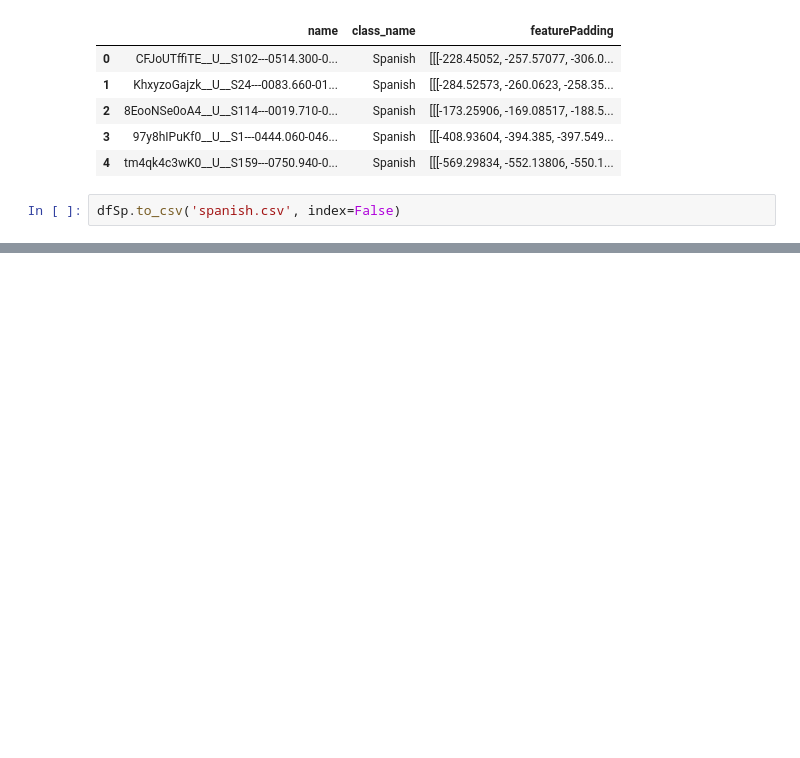
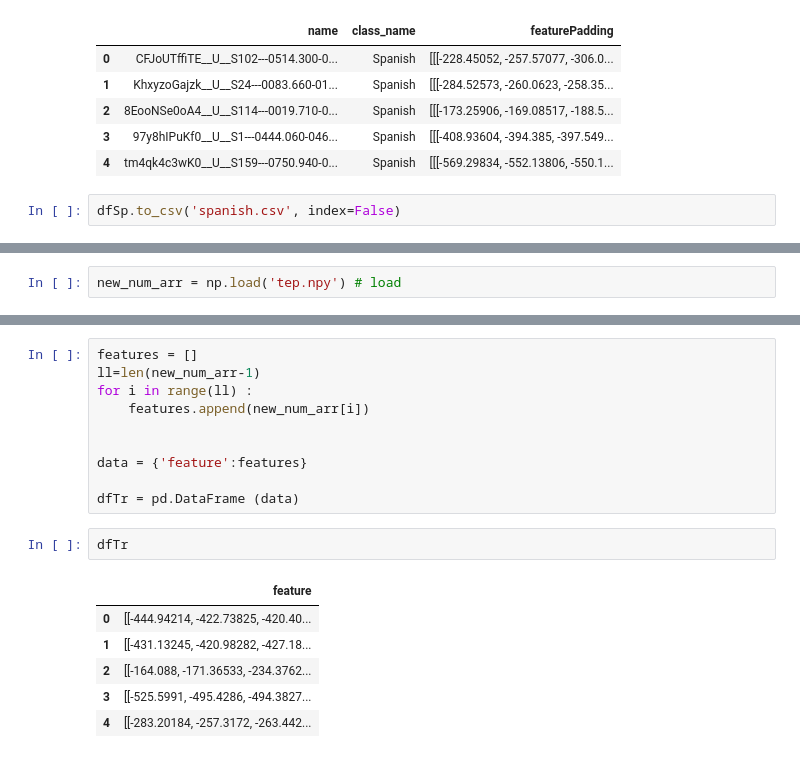
Before and after one commit to GhadahMajid/Bootcamp-Final-Project-Spoken-Language-Identification, a Jupyter notebook: Preprocessing.ipynb, the cells around one changed output, grey strips where cells are left out. Saved outputs shown, nothing was run; the diff lists cells and outputs as text; blank space fills up the shorter version.

```diff
--- a/Preprocessing.ipynb
+++ b/Preprocessing.ipynb
@@ -602,0 +695,2 @@ dfSp.to_csv('spanish.csv', index=False)
+# %%
+new_num_arr = np.load('tep.npy') # load
@@ -602,0 +701,19 @@ dfSp.to_csv('spanish.csv', index=False)
+# %%
+features = []
+ll=len(new_num_arr-1)
+for i in range(ll) :
+    features.append(new_num_arr[i])
+
+
+data = {'feature':features}
+
+dfTr = pd.DataFrame (data)
+# %%
+dfTr
+# %% [output]
+|  | feature |
+| 0 | [[-444.94214, -422.73825, -420.40... |
+| 1 | [[-431.13245, -420.98282, -427.18... |
+| 2 | [[-164.088, -171.36533, -234.3762... |
+| 3 | [[-525.5991, -495.4286, -494.3827... |
+| 4 | [[-283.20184, -257.3172, -263.442... |
```
Also changed, not shown: parts of 16 cells of this notebook, 1 other file.
